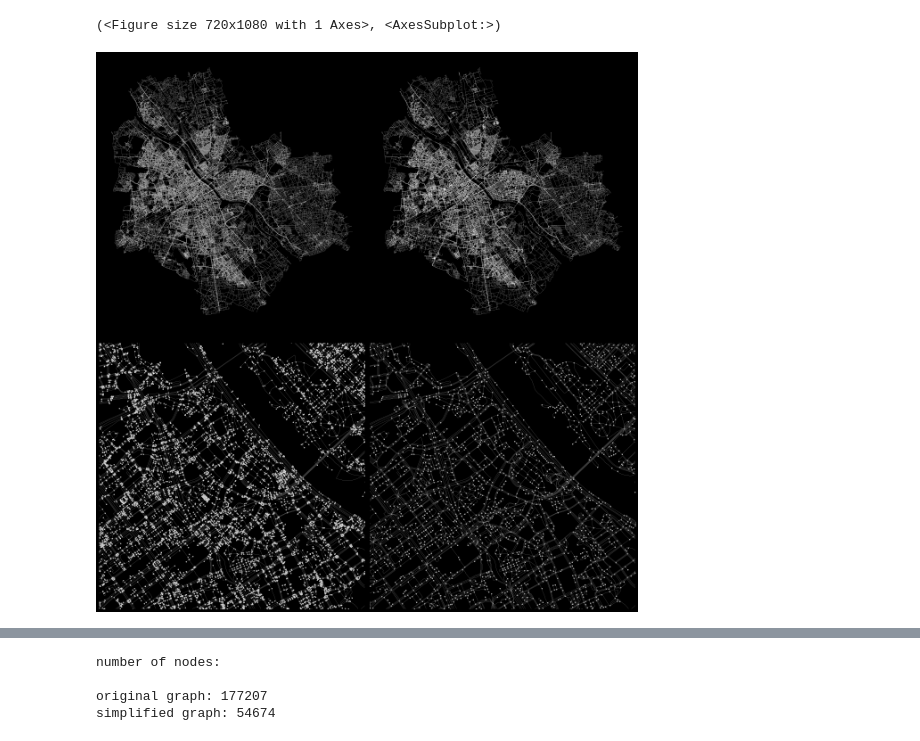
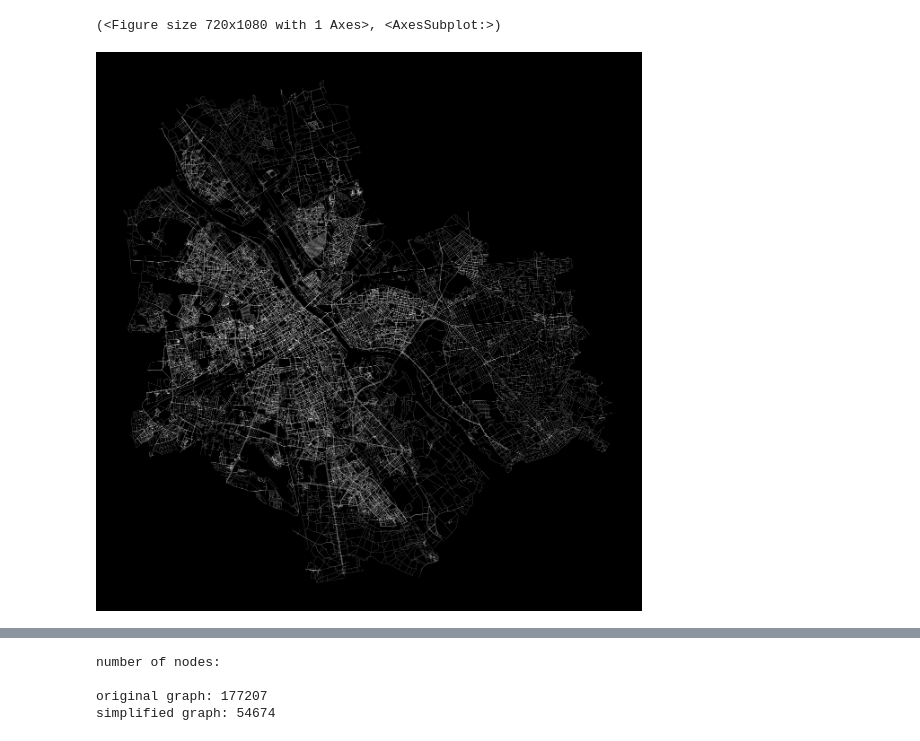
Before and after one commit to eemilhaa/walkability-analysis, a Jupyter notebook: intersection_counts.ipynb, the cells around one changed output, grey strips where cells are left out. Drawn from its saved outputs; the diff is of its cells as text; code cells hidden in the pictures.

Commit message:
new plots

```diff
--- a/intersection_counts.ipynb
+++ b/intersection_counts.ipynb
@@ -60,60 +60,21 @@ nodes, edges = ox.graph_to_gdfs(graph)
 nodes_s, edges_s = ox.graph_to_gdfs(graph_simplified)
 # %%
 # Setup plot
-fig, axs = plt.subplots(ncols=2, nrows=2, figsize=(17,18))
-axs[0][0].set_axis_off()
-axs[0][1].set_axis_off()
-axs[1][0].set_axis_off()
-axs[1][1].set_axis_off()
+fig, ax = plt.subplots(figsize=(17,18))
+ax.set_axis_off()
 #fig.set_facecolor((0.065,0.065,0.065))
 #fig.set_facecolor((0.004,0.016,0.035))
 fig.set_facecolor((0,0,0))
 
 # Plot data
-# Row 1
-edges.plot(
-    ax=axs[0][0],
+edges_s.plot(
+    ax=ax,
     color=[1,1,1],
     linewidth=0.1
 )
 
-edges_s.plot(
-    ax=axs[0][1],
-    color=[1,1,1],
-    linewidth=0.1
-)
-
-# Row 2
-edges.plot(
-    ax=axs[1][0],
-    color=[0.5,0.5,0.5],
-    linewidth=0.2
-)
-nodes.plot(
-    ax=axs[1][0],
-    color=[1,1,1],
-    markersize=2
-)
-
-edges_s.plot(
-    ax=axs[1][1],
-    color=[0.5,0.5,0.5],
-    linewidth=0.2
-)
-nodes_s.plot(
-    ax=axs[1][1],
-    color=[1,1,1],
-    markersize=2
-)
-
-# Zoom in row 2
-#plt.setp(axs[1][0], xlim=(4481000,4484000), ylim=(3621000,3624000))
-#plt.setp(axs[1][1], xlim=(4481000,4484000), ylim=(3621000,3624000))
-plt.setp(axs[1][0], xlim=(5068000,5071000), ylim=(3293000,3296000))
-plt.setp(axs[1][1], xlim=(5068000,5071000), ylim=(3293000,3296000))
-
 # Tight layout
 plt.tight_layout()
-plt.savefig('./docs/graph_comparison.png')
+plt.savefig('./docs/graph_overview.png')
 # %% [output]
-[figure, old version]
+[figure, new version]
```
Also changed, not shown: parts of 1 cell of this notebook, 3 other files.
